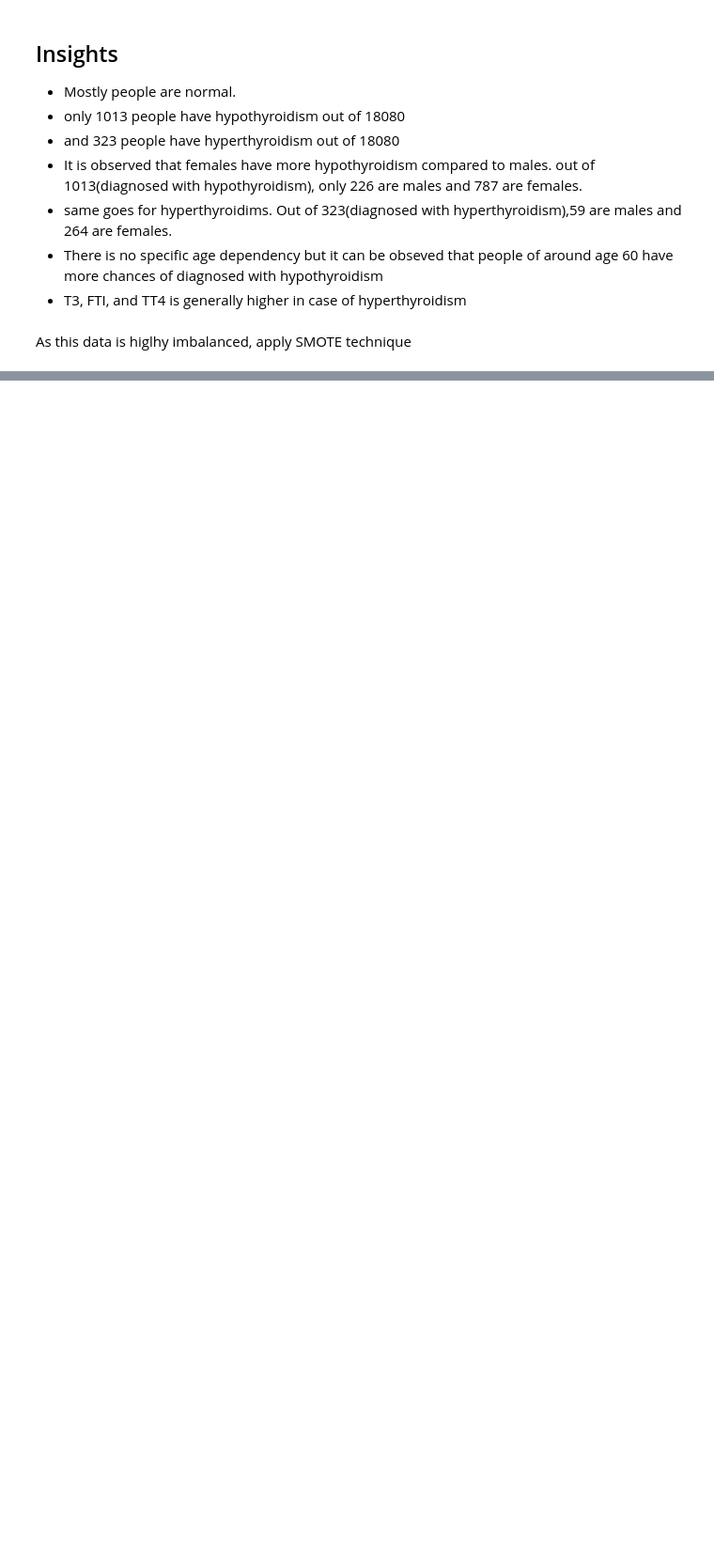
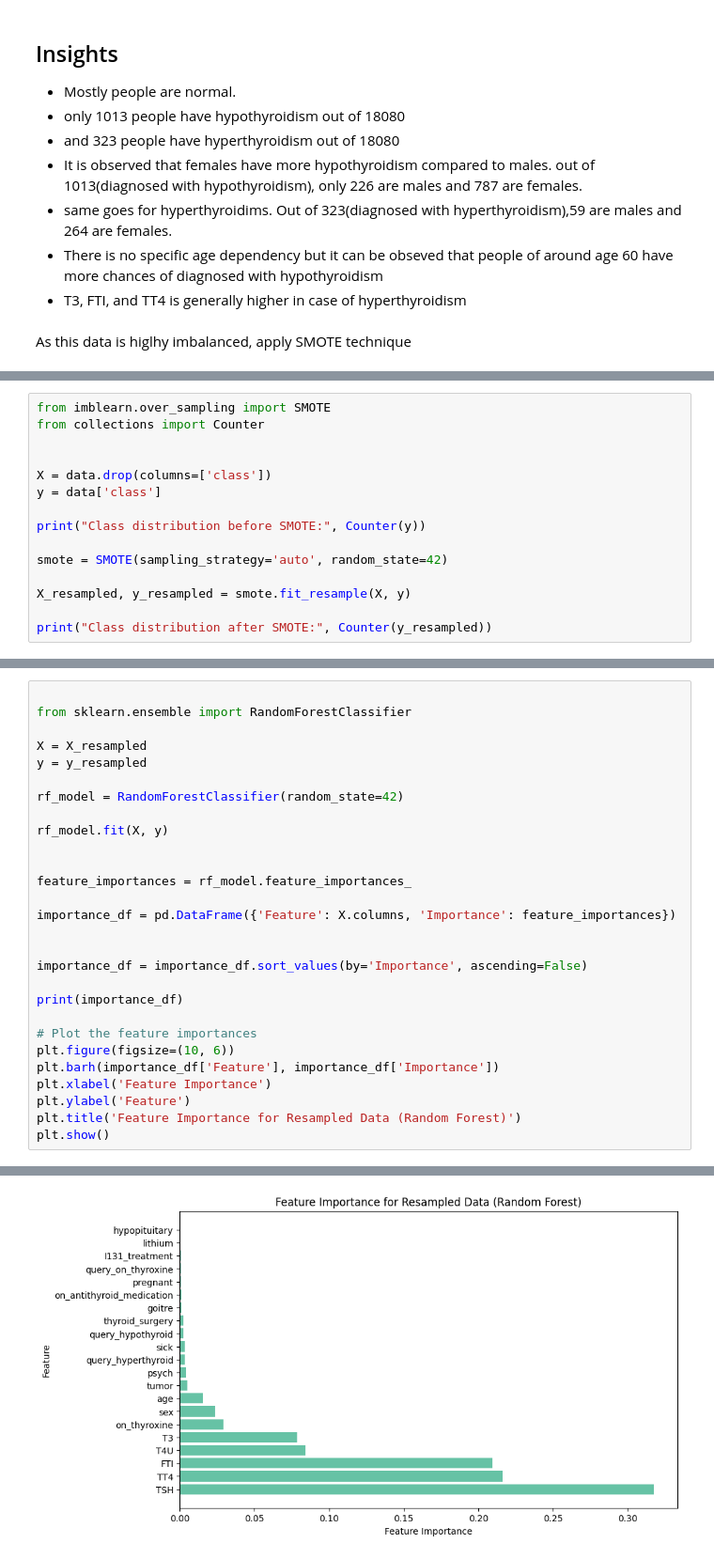
Before and after one commit to akash-soni/Thyroid-disease-detection, a Jupyter notebook: research/EDA.ipynb, the cells around one changed output, grey strips where cells are left out. Shown at 94% size. Saved outputs shown, nothing was run; the diff lists cells and outputs as text; blank space fills up the shorter version.

```diff
--- a/research/EDA.ipynb
+++ b/research/EDA.ipynb
@@ -892,0 +895,15 @@ As this data is higlhy imbalanced, apply SMOTE technique
+# %%
+from imblearn.over_sampling import SMOTE
+from collections import Counter
+
+
+X = data.drop(columns=['class'])
+y = data['class']
+
+print("Class distribution before SMOTE:", Counter(y))
+
+smote = SMOTE(sampling_strategy='auto', random_state=42)
+
+X_resampled, y_resampled = smote.fit_resample(X, y)
+
+print("Class distribution after SMOTE:", Counter(y_resampled))
@@ -892,0 +937,29 @@ As this data is higlhy imbalanced, apply SMOTE technique
+# %%
+
+from sklearn.ensemble import RandomForestClassifier
+
+X = X_resampled
+y = y_resampled
+
+rf_model = RandomForestClassifier(random_state=42)
+
+rf_model.fit(X, y)
+
+
+feature_importances = rf_model.feature_importances_
+
+importance_df = pd.DataFrame({'Feature': X.columns, 'Importance': feature_importances})
+
+
+importance_df = importance_df.sort_values(by='Importance', ascending=False)
+
+print(importance_df)
+
+# Plot the feature importances
+plt.figure(figsize=(10, 6))
+plt.barh(importance_df['Feature'], importance_df['Importance'])
+plt.xlabel('Feature Importance')
+plt.ylabel('Feature')
+plt.title('Feature Importance for Resampled Data (Random Forest)')
+plt.show()
+# %% [output]
@@ -892,0 +983 @@ As this data is higlhy imbalanced, apply SMOTE technique
+[figure, added]
```
Also changed, not shown: parts of 17 cells of this notebook, 1 other file.
